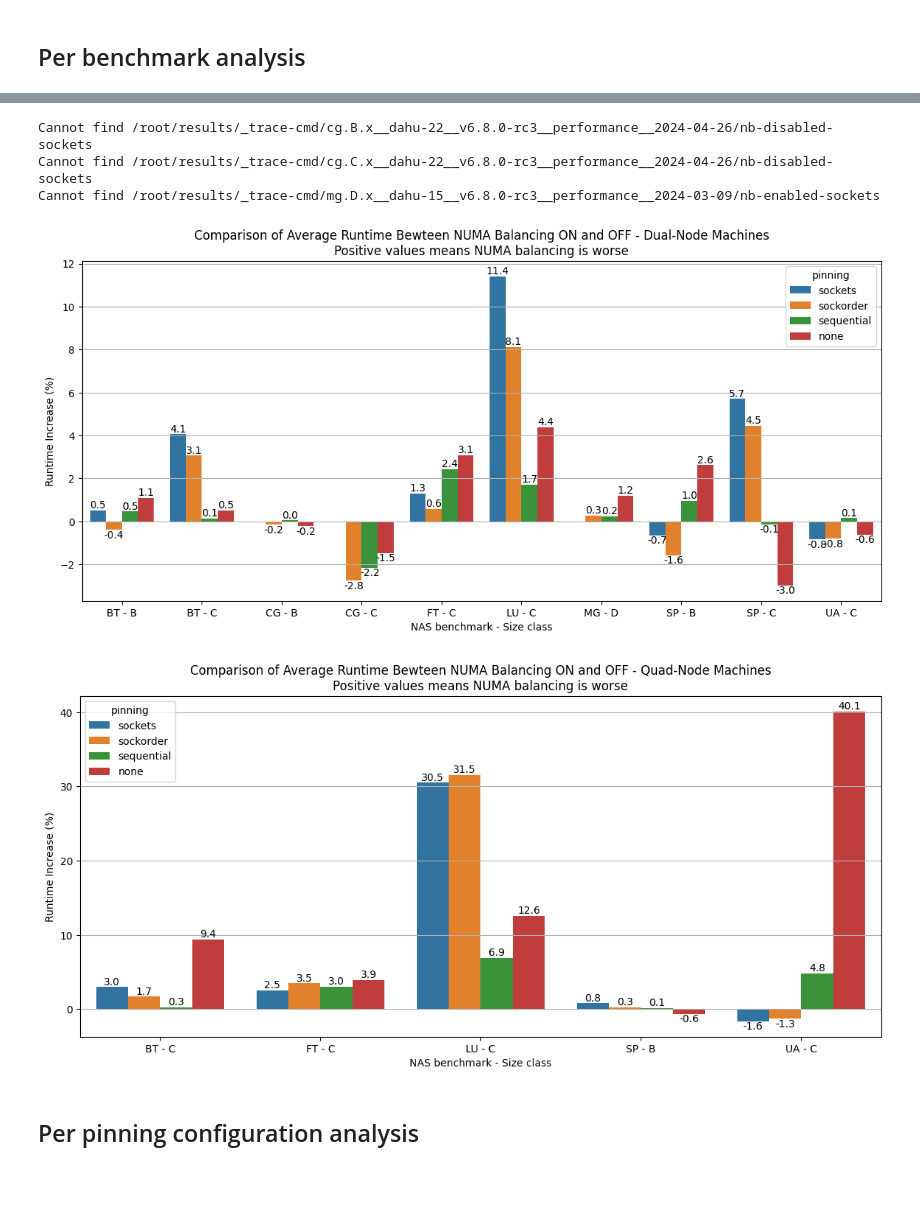
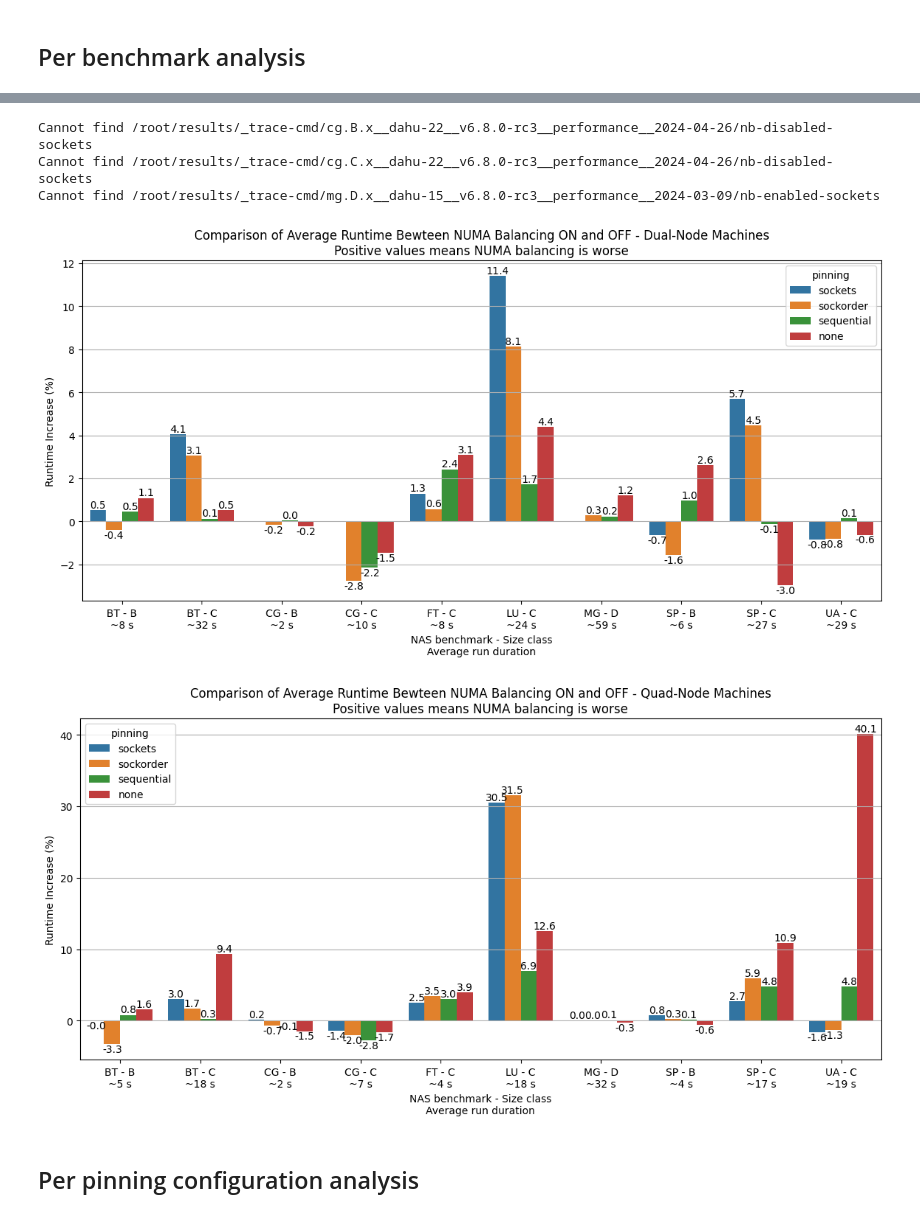
Before and after one commit to clementgd/INRIA-scripts, a Jupyter notebook: ircvm/exploration_final.ipynb, the cells around one changed output, grey strips where cells are left out. Drawn from its saved outputs; the diff is of its cells as text; code cells hidden in the pictures; blank space fills up the shorter version.

Commit message:
Computed remaining benchmarks. Finished EE

```diff
--- a/ircvm/exploration_final.ipynb
+++ b/ircvm/exploration_final.ipynb
@@ -30,8 +31,8 @@ TRACE_CMD_SUB_DIR = "_trace-cmd"
 
 USE_TRACE_CMD_CACHE = True
 
-def get_result_dir_path(result_dir_name):
+def in_result_dir(result_dir_name):
     return os.path.join(RESULTS_DIR_PATH, result_dir_name)
 
 def in_trace_cmd_dir(benchmark_dir_name) :
-    return get_result_dir_path(os.path.join(TRACE_CMD_SUB_DIR, benchmark_dir_name))
+    return in_result_dir(os.path.join(TRACE_CMD_SUB_DIR, benchmark_dir_name))
@@ -86,10 +93,15 @@ two_nodes_benchmarks = [
 # - mg.D
 # - sp.C
 four_nodes_benchmarks = [
+    "bt.B.x__yeti-2__v6.8.0-rc3__performance__2024-06-29",
     "bt.C.x__yeti-3__v6.8.0-rc3__performance__2024-03-11",
+    "cg.B.x__yeti-2__v6.8.0-rc3__performance__2024-06-29",
+    "cg.C.x__yeti-2__v6.8.0-rc3__performance__2024-06-29",
     "ft.C.x__yeti-3__v6.8.0-rc3__performance__2024-03-11",
     "lu.C.x__yeti-1__v6.8.0-rc3__performance__2024-03-11",
+    "mg.D.x__yeti-2__v6.8.0-rc3__performance__2024-06-29",
     "sp.B.x__yeti-1__v6.8.0-rc3__performance__2024-03-11",
+    "sp.C.x__yeti-2__v6.8.0-rc3__performance__2024-06-29",
     "ua.C.x__yeti-1__v6.8.0-rc3__performance__2024-03-11",
 ]
 
@@ -112,7 +124,7 @@ for c in benchmarks :
     batches = os.listdir(benchmark_path)
     for batch in batches:
         batch_path = os.path.join(benchmark_path, batch)
-        df = get_runs_dataframe(
+        df = get_batch_dataframe(
             batch_path,
             use_cache=True,
             cache_filename=TRACE_CMD_CACHE_FILENAME,
@@ -409,43 +449,54 @@ Cannot find /root/results/_trace-cmd/mg.D.x__dahu-15__v6.8.0-rc3__performance__2
 
 def compare_numab_per_benchmark_per_pinning(benchmarks_names, n_nodes, w = 14, h = 6):
     # combined_results = {pinning_name: [0.0, 0.0] for pinning_name in omp_pinnings}
+    benchmark_averages = {}
     benchmark_values = []
     variation_values = []
     pinning_values = []
-    for bench in benchmarks_names:
-        variation_per_pinning = compute_nb_variation_per_pinning_for_benchmark(in_trace_cmd_dir(bench))
-        for pinning_name, (variation, n) in variation_per_pinning.items():
-            benchmark_values.append(benchmark_pretty_name(bench))
+    for name in benchmarks_names:
+        pretty_name = benchmark_pretty_name(name)
+        variation_per_pinning = compute_nb_variation_per_pinning_for_benchmark(in_trace_cmd_dir(name))
+
+        avg_sum = 0
+        for pinning_name, (variation, n, avg) in variation_per_pinning.items():
+            benchmark_values.append(pretty_name)
             variation_values.append(variation)
             pinning_values.append(pinning_name)
-            # combined_results[pinning_name][0] += variation
+            avg_sum += avg
+
+        benchmark_averages[pretty_name] = avg_sum / len(variation_per_pinning)
 
     data_df = pd.DataFrame({
         "benchmark": benchmark_values,
         "variation": variation_values,
         "pinning": pinning_values
     })
 
     ax = sns.barplot(x='benchmark', y='variation', hue='pinning', data=data_df, palette='tab10')
     for container in ax.containers:
         # ax.bar_label(container, fmt='%.1f%%')
         ax.bar_label(container, fmt='%.1f')
     plt.gcf().set_size_inches(w, h)
     plt.grid(axis='y')
-    plt.xlabel('NAS benchmark - Size class')
+    plt.xlabel('NAS benchmark - Size class\nAverage run duration')
     plt.ylabel('Runtime Increase (%)')
     machine_type = "Dual-Node" if n_nodes == 2 else "Quad-Node"
     plt.title(f'Comparison of Average Runtime Bewteen NUMA Balancing ON and OFF - {machine_type} Machines\nPositive values means NUMA balancing is worse')
+
+    labels = [t.get_text() for t in plt.xticks()[1]]
+    new_labels = [l + f"\n~{round(benchmark_averages[l])} s" for l in labels]
+    plt.xticks(labels, new_labels)
+
     plt.show()
 
 compare_numab_per_benchmark_per_pinning(two_nodes_benchmarks, 2)
 compare_numab_per_benchmark_per_pinning(four_nodes_benchmarks, 4)
 # %% [output]
 Cannot find /root/results/_trace-cmd/cg.B.x__dahu-22__v6.8.0-rc3__performance__2024-04-26/nb-disabled-sockets
 Cannot find /root/results/_trace-cmd/cg.C.x__dahu-22__v6.8.0-rc3__performance__2024-04-26/nb-disabled-sockets
 Cannot find /root/results/_trace-cmd/mg.D.x__dahu-15__v6.8.0-rc3__performance__2024-03-09/nb-enabled-sockets
-[figure, old version]
+[figure, new version]
-[figure, old version]
+[figure, new version]
 # %% [markdown]
 ## Per pinning configuration analysis
 # %%
```
Also changed, not shown: parts of 13 cells of this notebook, 1 other file.
